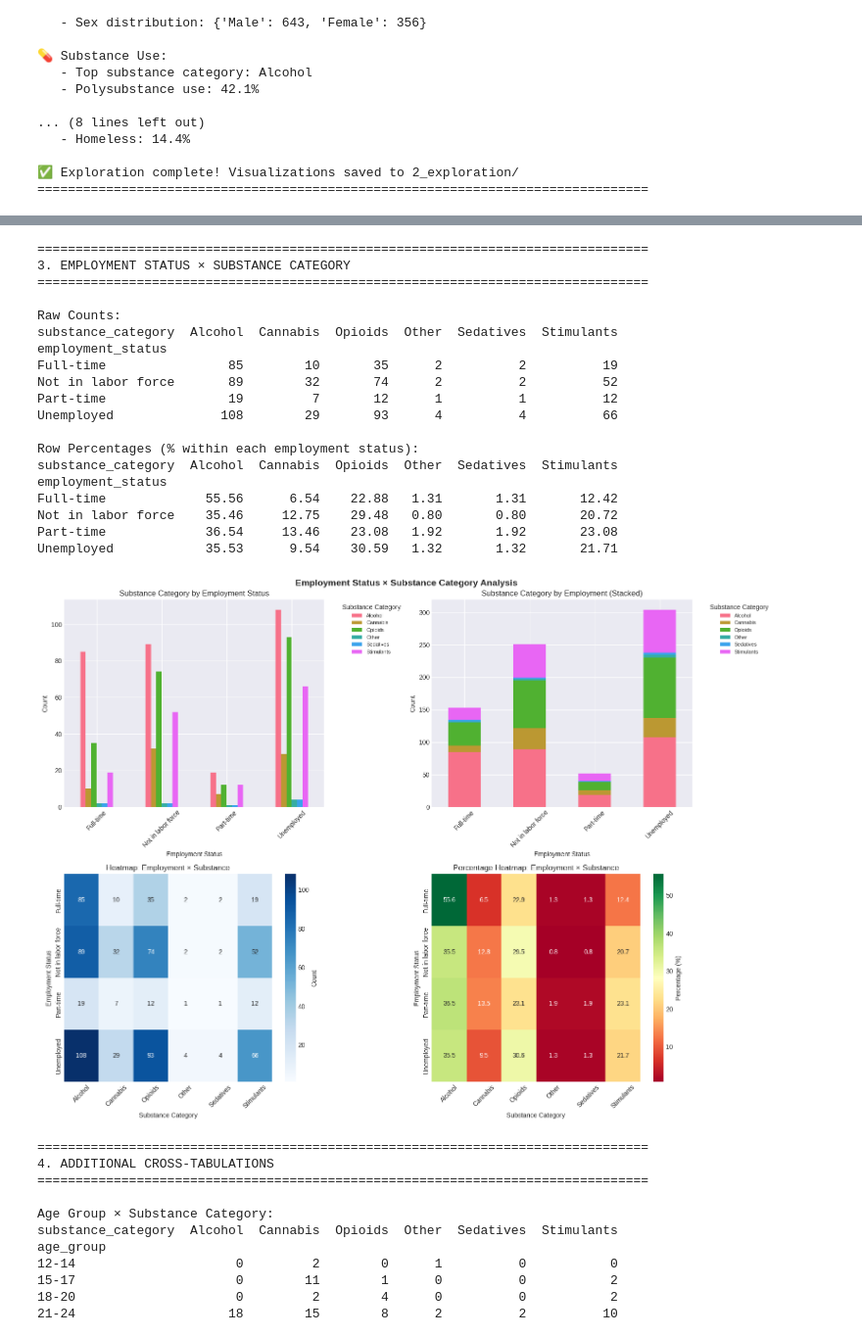
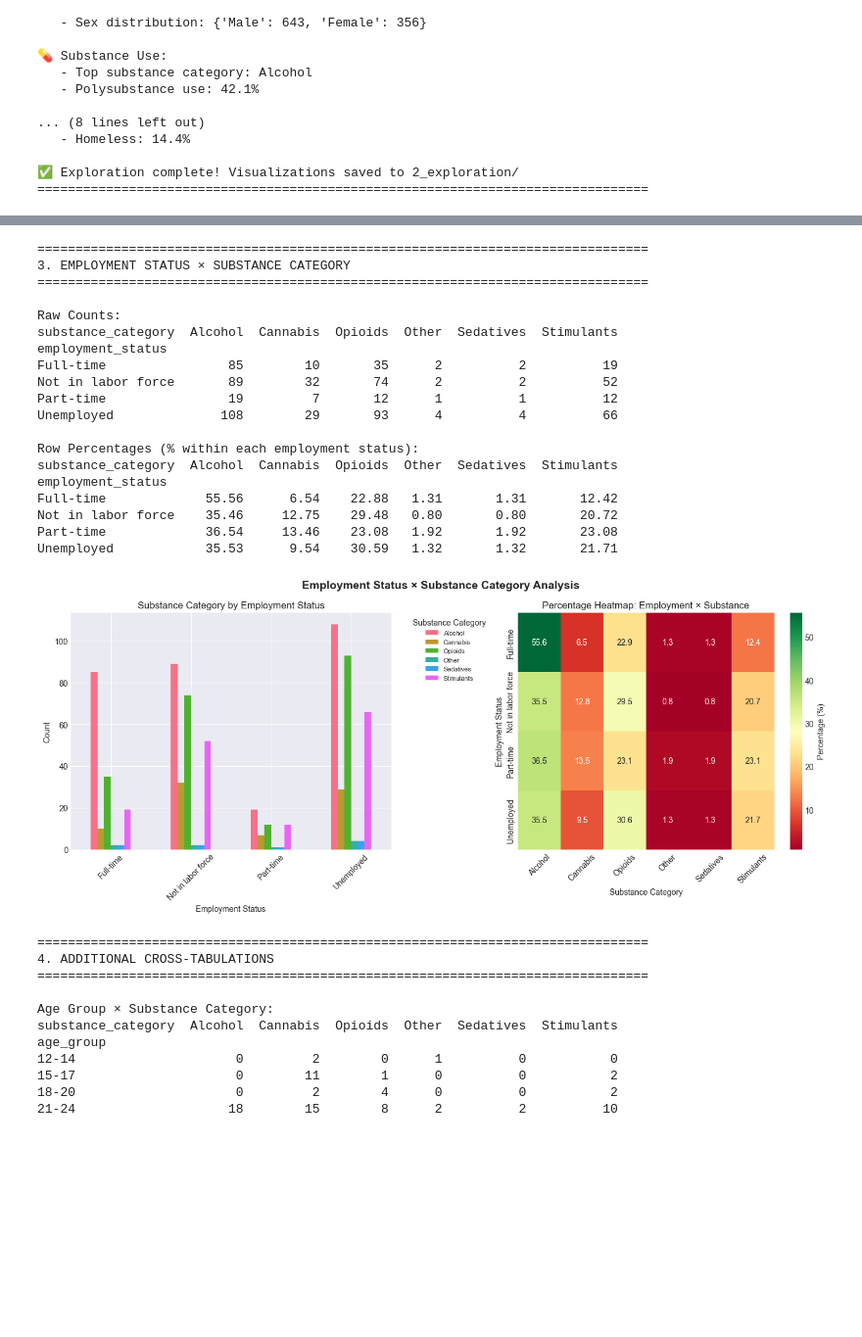
Before and after one commit to Moe-phantom/ELO2_Asclepios_Ai, a Jupyter notebook: 3_data_exploration/tedsexploration.ipynb, the cells around one changed output, grey strips where cells are left out. Shown at 98% size. Cells and saved outputs as stored; diff of their text form; code cells hidden in the pictures; blank space fills up the shorter version.

```diff
--- a/3_data_exploration/tedsexploration.ipynb
+++ b/3_data_exploration/tedsexploration.ipynb
@@ -33,7 +32,11 @@ Successfully installed contourpy-1.3.3 cycler-0.12.1 fonttools-4.60.1 kiwisolver
 Note: you may need to restart the kernel to use updated packages.
 # %%
-
-df = pd.read_csv('/content/tedsa_sample.csv', comment='#', on_bad_lines='skip')
+# Load the dataset
+df = pd.read_csv(
+    r"C:\Users\nobody\OneDrive\Desktop\VSCODE 25\SUD\SUD repo\ELO2_Asclepios_Ai\1_datasets\sample\tedsa_sample.csv",
+    comment="#",
+    on_bad_lines="skip",
+)
 
 print("="*80)
 print("TEDS DATASET EXPLORATION")
@@ -675,11 +695,11 @@ Stimulants                               12.90                        20.65
 # %%
 # 2. EMPLOYMENT STATUS × SUBSTANCE CATEGORY
-print("\n" + "="*80)
+print("\n" + "=" * 80)
 print("3. EMPLOYMENT STATUS × SUBSTANCE CATEGORY")
-print("="*80)
+print("=" * 80)
 
-if 'employment_status' in df.columns and 'substance_category' in df.columns:
-    crosstab3 = pd.crosstab(df['employment_status'], df['substance_category'])
+if "employment_status" in df.columns and "substance_category" in df.columns:
+    crosstab3 = pd.crosstab(df["employment_status"], df["substance_category"])
 
     print("\nRaw Counts:")
     print(crosstab3)
@@ -688,64 +708,64 @@ if 'employment_status' in df.columns and 'substance_category' in df.columns:
     row_pct3 = (crosstab3.div(crosstab3.sum(axis=1), axis=0) * 100).round(2)
     print(row_pct3)
 
     # Create visualizations
-    fig, axes = plt.subplots(2, 2, figsize=(16, 12))
+    fig, axes = plt.subplots(1, 2, figsize=(14, 6))
 
     # Plot 1: Grouped bar chart
-    crosstab3.plot(kind='bar', ax=axes[0, 0])
-    axes[0, 0].set_xlabel('Employment Status')
-    axes[0, 0].set_ylabel('Count')
-    axes[0, 0].set_title('Substance Category by Employment Status')
-    axes[0, 0].legend(title='Substance Category', bbox_to_anchor=(1.05, 1), loc='upper left', fontsize=8)
-    axes[0, 0].tick_params(axis='x', rotation=45)
+    crosstab3.plot(kind="bar", ax=axes[0])
+    axes[0].set_xlabel("Employment Status")
+    axes[0].set_ylabel("Count")
+    axes[0].set_title("Substance Category by Employment Status")
+    axes[0].legend(
+        title="Substance Category",
+        bbox_to_anchor=(1.05, 1),
+        loc="upper left",
+        fontsize=8,
+    )
+    axes[0].tick_params(axis="x", rotation=45)
 
-    # Plot 2: Stacked bar chart
-    crosstab3.plot(kind='bar', stacked=True, ax=axes[0, 1])
-    axes[0, 1].set_xlabel('Employment Status')
-    axes[0, 1].set_ylabel('Count')
-    axes[0, 1].set_title('Substance Category by Employment (Stacked)')
-    axes[0, 1].legend(title='Substance Category', bbox_to_anchor=(1.05, 1), loc='upper left', fontsize=8)
-    axes[0, 1].tick_params(axis='x', rotation=45)
+    # Plot 2: Percentage heatmap
+    sns.heatmap(
+        row_pct3,
+        annot=True,
+        fmt=".1f",
+        cmap="RdYlGn",
+        ax=axes[1],
+        cbar_kws={"label": "Percentage (%)"},
+    )
+    axes[1].set_xlabel("Substance Category")
+    axes[1].set_ylabel("Employment Status")
+    axes[1].set_title("Percentage Heatmap: Employment × Substance")
+    axes[1].tick_params(axis="x", rotation=45)
 
-    # Plot 3: Heatmap
-    sns.heatmap(crosstab3, annot=True, fmt='d', cmap='Blues', ax=axes[1, 0], cbar_kws={'label': 'Count'})
-    axes[1, 0].set_xlabel('Substance Category')
-    axes[1, 0].set_ylabel('Employment Status')
-    axes[1, 0].set_title('Heatmap: Employment × Substance')
-    axes[1, 0].tick_params(axis='x', rotation=45)
-
-    # Plot 4: Percentage heatmap
-    sns.heatmap(row_pct3, annot=True, fmt='.1f', cmap='RdYlGn', ax=axes[1, 1],
-                cbar_kws={'label': 'Percentage (%)'})
-    axes[1, 1].set_xlabel('Substance Category')
-    axes[1, 1].set_ylabel('Employment Status')
-    axes[1, 1].set_title('Percentage Heatmap: Employment × Substance')
-    axes[1, 1].tick_params(axis='x', rotation=45)
-
-    plt.suptitle('Employment Status × Substance Category Analysis', fontsize=14, fontweight='bold')
+    plt.suptitle(
+        "Employment Status × Substance Category Analysis",
+        fontsize=14,
+        fontweight="bold",
+    )
     plt.tight_layout()
     plt.show()
 # %% [output]
 ================================================================================
 3. EMPLOYMENT STATUS × SUBSTANCE CATEGORY
 ================================================================================
 
 Raw Counts:
 substance_category  Alcohol  Cannabis  Opioids  Other  Sedatives  Stimulants
 employment_status
 Full-time                85        10       35      2          2          19
 Not in labor force       89        32       74      2          2          52
 Part-time                19         7       12      1          1          12
 Unemployed              108        29       93      4          4          66
 
 Row Percentages (% within each employment status):
 substance_category  Alcohol  Cannabis  Opioids  Other  Sedatives  Stimulants
 employment_status
 Full-time             55.56      6.54    22.88   1.31       1.31       12.42
 Not in labor force    35.46     12.75    29.48   0.80       0.80       20.72
 Part-time             36.54     13.46    23.08   1.92       1.92       23.08
 Unemployed            35.53      9.54    30.59   1.32       1.32       21.71
-[figure, old version]
+[figure, new version]
 # %%
 # 3. Age group × Substance category
 print("\n" + "="*80)
```
Also changed, not shown: parts of 4 cells of this notebook, 3 other files.
